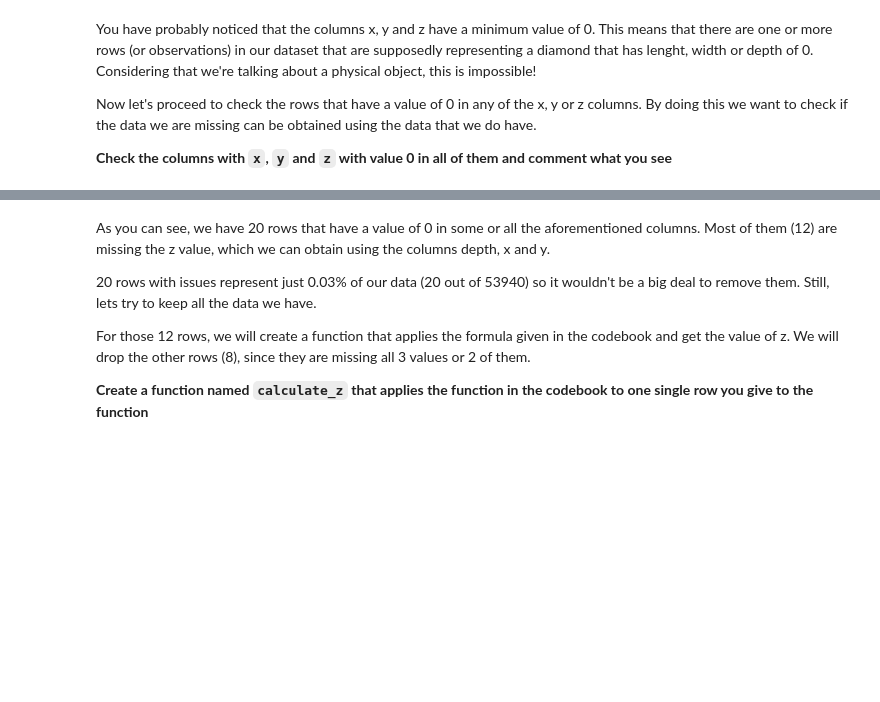
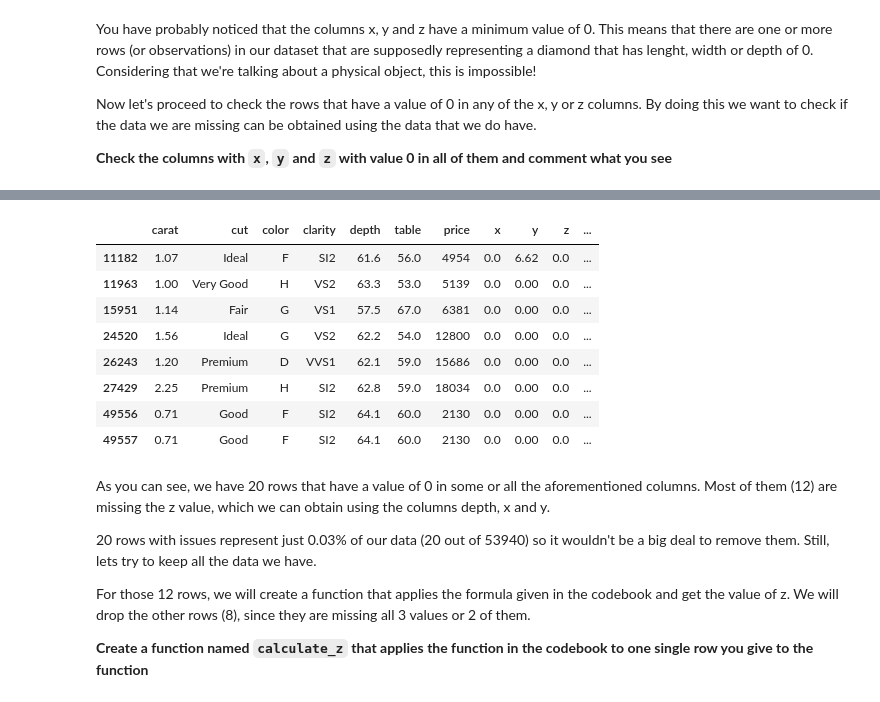
Before and after one commit to jmolendijk/dataV2-labs, a Jupyter notebook: module-2/M2-mini-project1/1.-Data Cleaning.ipynb, the cells around one changed output, grey strips where cells are left out. Saved outputs shown, nothing was run; the diff lists cells and outputs as text; code cells hidden in the pictures; blank space fills up the shorter version.

```diff
--- a/module-2/M2-mini-project1/1.-Data Cleaning.ipynb
+++ b/module-2/M2-mini-project1/1.-Data Cleaning.ipynb
@@ -273,3 +288,17 @@ print('0 values for column z',np.where(diamonds[['z']]== 0.0))
+# %%
+x_y = diamonds.loc[diamonds['x']== diamonds['y'] ]
+x_y_0 = diamonds.loc[diamonds['x']==0]
+x_y_0
+# %% [output]
+|  | carat | cut | color | clarity | depth | table | price | x | y | z | ... |
+| 11182 | 1.07 | Ideal | F | SI2 | 61.6 | 56.0 | 4954 | 0.0 | 6.62 | 0.0 | ... |
+| 11963 | 1.00 | Very Good | H | VS2 | 63.3 | 53.0 | 5139 | 0.0 | 0.00 | 0.0 | ... |
+| 15951 | 1.14 | Fair | G | VS1 | 57.5 | 67.0 | 6381 | 0.0 | 0.00 | 0.0 | ... |
+| 24520 | 1.56 | Ideal | G | VS2 | 62.2 | 54.0 | 12800 | 0.0 | 0.00 | 0.0 | ... |
+| 26243 | 1.20 | Premium | D | VVS1 | 62.1 | 59.0 | 15686 | 0.0 | 0.00 | 0.0 | ... |
+| 27429 | 2.25 | Premium | H | SI2 | 62.8 | 59.0 | 18034 | 0.0 | 0.00 | 0.0 | ... |
+| 49556 | 0.71 | Good | F | SI2 | 64.1 | 60.0 | 2130 | 0.0 | 0.00 | 0.0 | ... |
+| 49557 | 0.71 | Good | F | SI2 | 64.1 | 60.0 | 2130 | 0.0 | 0.00 | 0.0 | ... |
 # %% [markdown]
 As you can see, we have 20 rows that have a value of 0 in some or all the aforementioned columns.
 Most of them (12) are missing the z value, which we can obtain using the columns depth, x and y.
```
Also changed, not shown: parts of 2 cells of this notebook, 2 other files.
